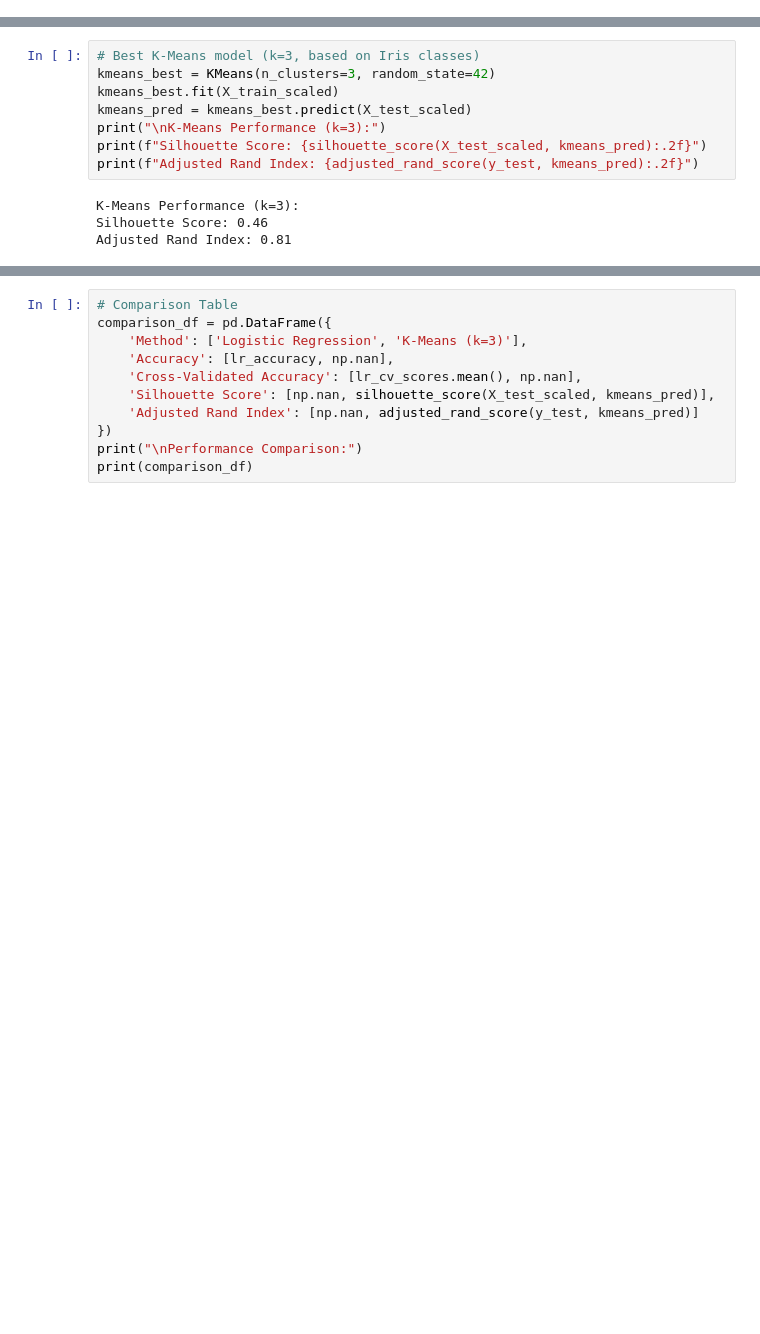
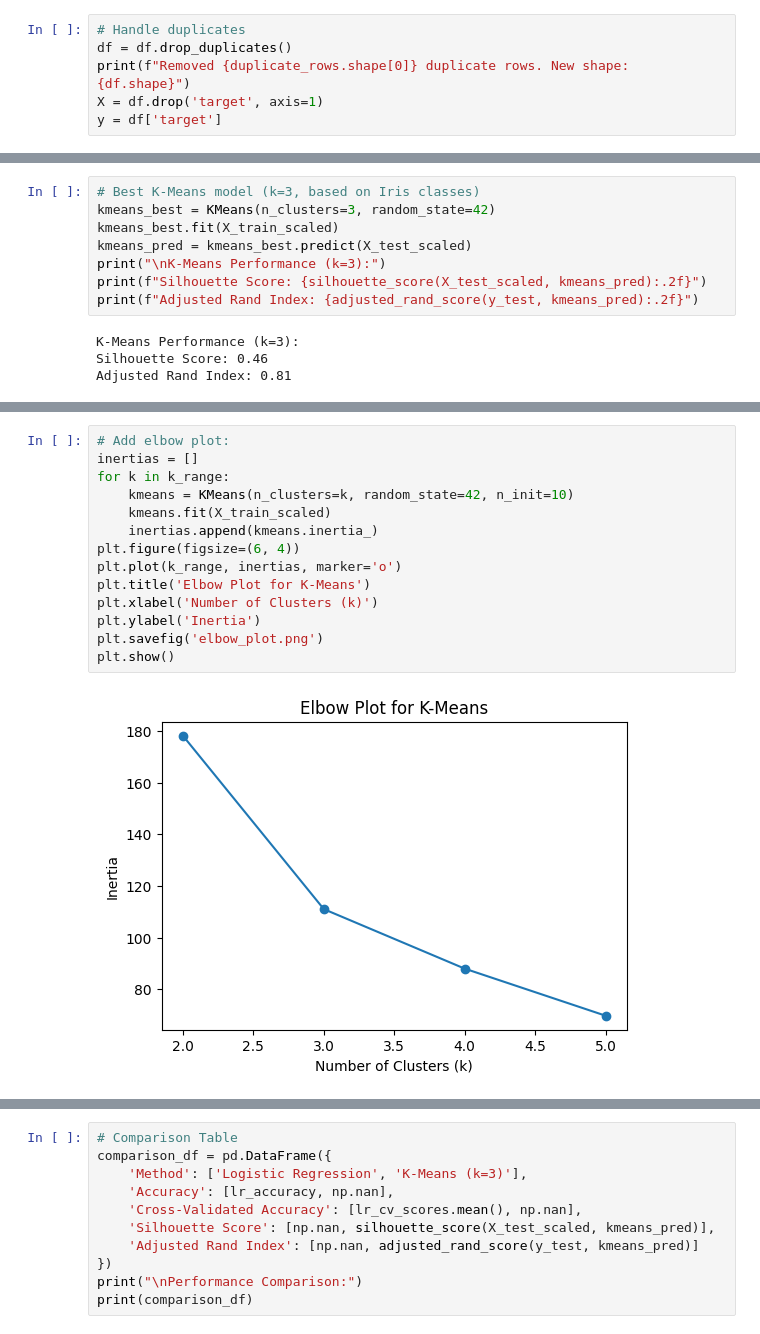
Before and after one commit to miguel-escribano/AI_Solutions_Architecture, a Jupyter notebook: 5_Classification_Clustering_Iris.ipynb, the cells around one changed output, grey strips where cells are left out. Cells and saved outputs as stored; diff of their text form; blank space fills up the shorter version.

```diff
--- a/5_Classification_Clustering_Iris.ipynb
+++ b/5_Classification_Clustering_Iris.ipynb
@@ -143,0 +132,6 @@ No missing values found.
+# %%
+# Handle duplicates
+df = df.drop_duplicates()
+print(f"Removed {duplicate_rows.shape[0]} duplicate rows. New shape: {df.shape}")
+X = df.drop('target', axis=1)
+y = df['target']
@@ -285,3 +302,19 @@ Adjusted Rand Index: 0.81
+# %%
+# Add elbow plot:
+inertias = []
+for k in k_range:
+    kmeans = KMeans(n_clusters=k, random_state=42, n_init=10)
+    kmeans.fit(X_train_scaled)
+    inertias.append(kmeans.inertia_)
+plt.figure(figsize=(6, 4))
+plt.plot(k_range, inertias, marker='o')
+plt.title('Elbow Plot for K-Means')
+plt.xlabel('Number of Clusters (k)')
+plt.ylabel('Inertia')
+plt.savefig('elbow_plot.png')
+plt.show()
+# %% [output]
+[figure, added]
 # %%
 # Visualize Clusters (Petal Length vs. Petal Width)
 plt.figure(figsize=(8, 6))
```
Also changed, not shown: parts of 13 cells of this notebook.
